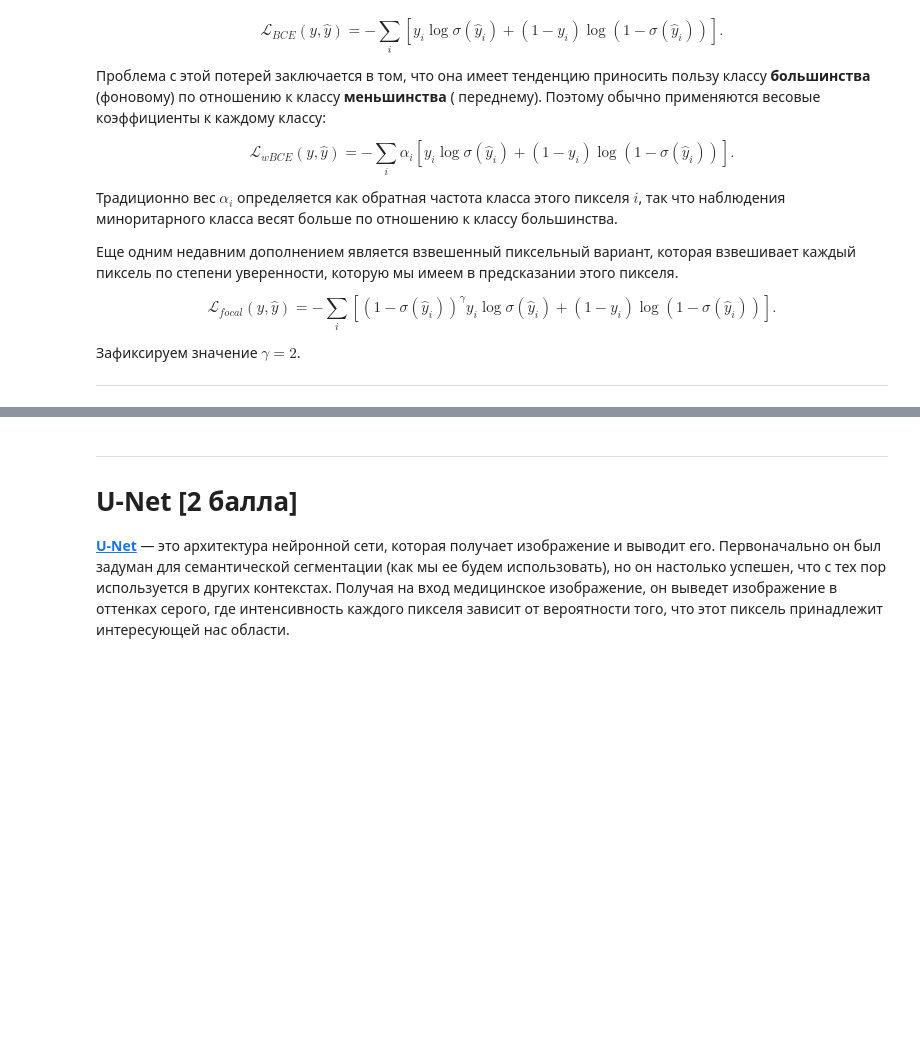
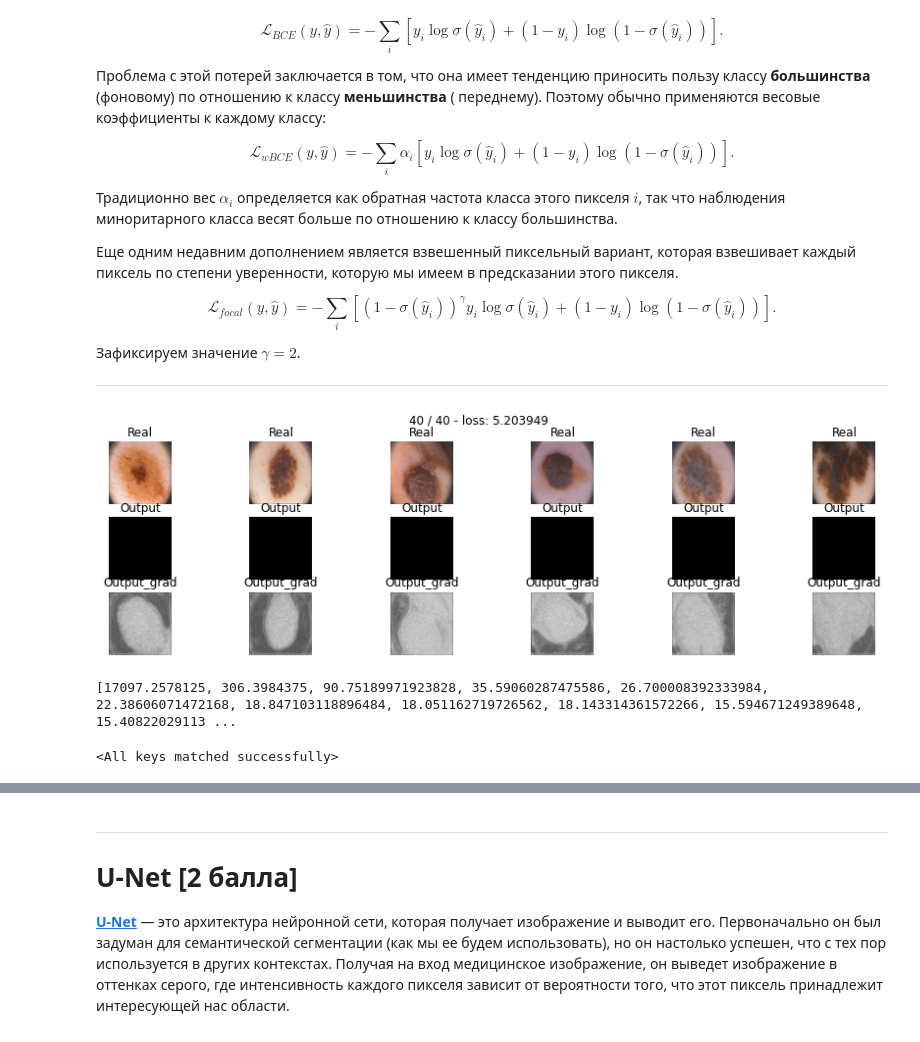
Before and after one commit to gbrs/DLS_1_2022_spring, a Jupyter notebook: 24 Домашка/[hw,basic]semantic_segmentation.ipynb, the cells around one changed output, grey strips where cells are left out. Drawn from its saved outputs; the diff is of its cells as text; code cells hidden in the pictures; blank space fills up the shorter version.

Commit message:
tried with focal loss

```diff
--- a/24 Домашка/[hw,basic]semantic_segmentation.ipynb
+++ b/24 Домашка/[hw,basic]semantic_segmentation.ipynb
@@ -542,14 +578,20 @@ $$\mathcal L_{focal}(y, \hat y) = -\sum_i \left[\left(1-\sigma(\hat y_i)\right)^
 --------------------------------------------------------------------------------
 # %%
 def focal_loss(y_real, y_pred, eps = 1e-8, gamma = 2):
-    # y_pred =  # hint: torch.clamp
+    # hint: torch.clamp
+    '''y_pred = -((1 - F.sigmoid(y_pred))**gamma * y_real * torch.log(F.sigmoid(y_pred))
+            + (1 - y_pred) * torch.log(1 - F.sigmoid(y_pred))).sum()  # sum переполняется?
+    y_pred = torch.clamp(y_pred, 0, 65500)'''
+    y_pred = -(torch.pow((1 - F.sigmoid(y_pred)), gamma) * y_real * torch.log(F.sigmoid(y_pred))).sum()
     ## что здесь надо было делать?
     ## зачем нужно использовать torch.clamp? Только для второго варианта формулы?
-    return -((1 - F.sigmoid(y_pred))**gamma * y_real * torch.log(F.sigmoid(y_pred))
-            + (1 - y_pred) * torch.log(1 - F.sigmoid(y_pred)))  ## your_loss
+    return y_pred  ## your_loss
 # %%
 model_focal = SegNet().to(device)
 
 max_epochs = 40
-optimaizer = optim.Adam(model_focal.parameters())
+optimaizer = torch.optim.Adam(model_focal.parameters())
 train(model_focal, optimaizer, focal_loss, max_epochs, data_tr, data_val)
+# %% [output]
+[figure, added]
+[17097.2578125, 306.3984375, 90.75189971923828, 35.59060287475586, 26.700008392333984, 22.38606071472168, 18.847103118896484, 18.051162719726562, 18.143314361572266, 15.594671249389648, 15.40822029113 ...
@@ -556,2 +600,7 @@ train(model_focal, optimaizer, focal_loss, max_epochs, data_tr, data_val)
+# %%
+model_focal = SegNet().to(device)
+model.load_state_dict(torch.load('/content/gdrive/My Drive/segnet_focal.pth'))
+# %% [output]
+<All keys matched successfully>
 # %%
 score_model(model_focal, iou_pytorch, data_val)
```
Also changed, not shown: parts of 28 cells of this notebook.
